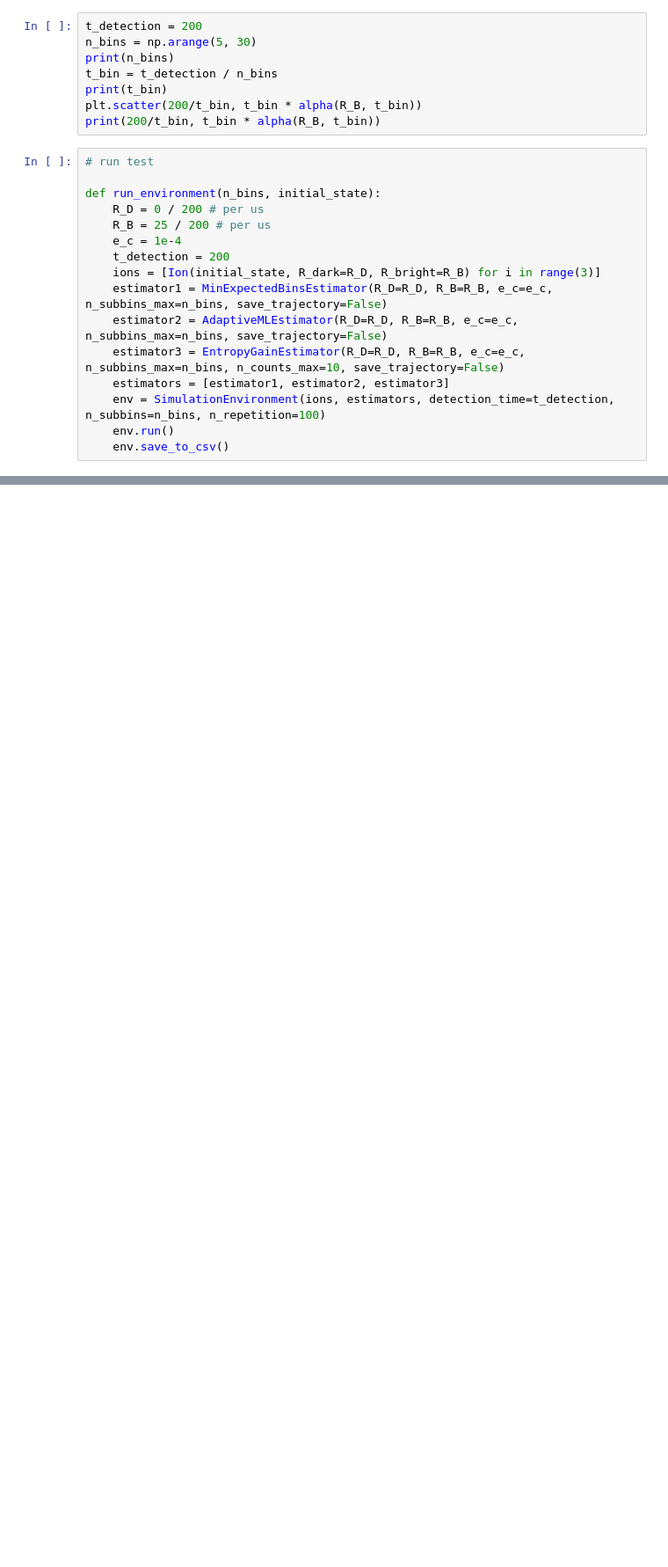
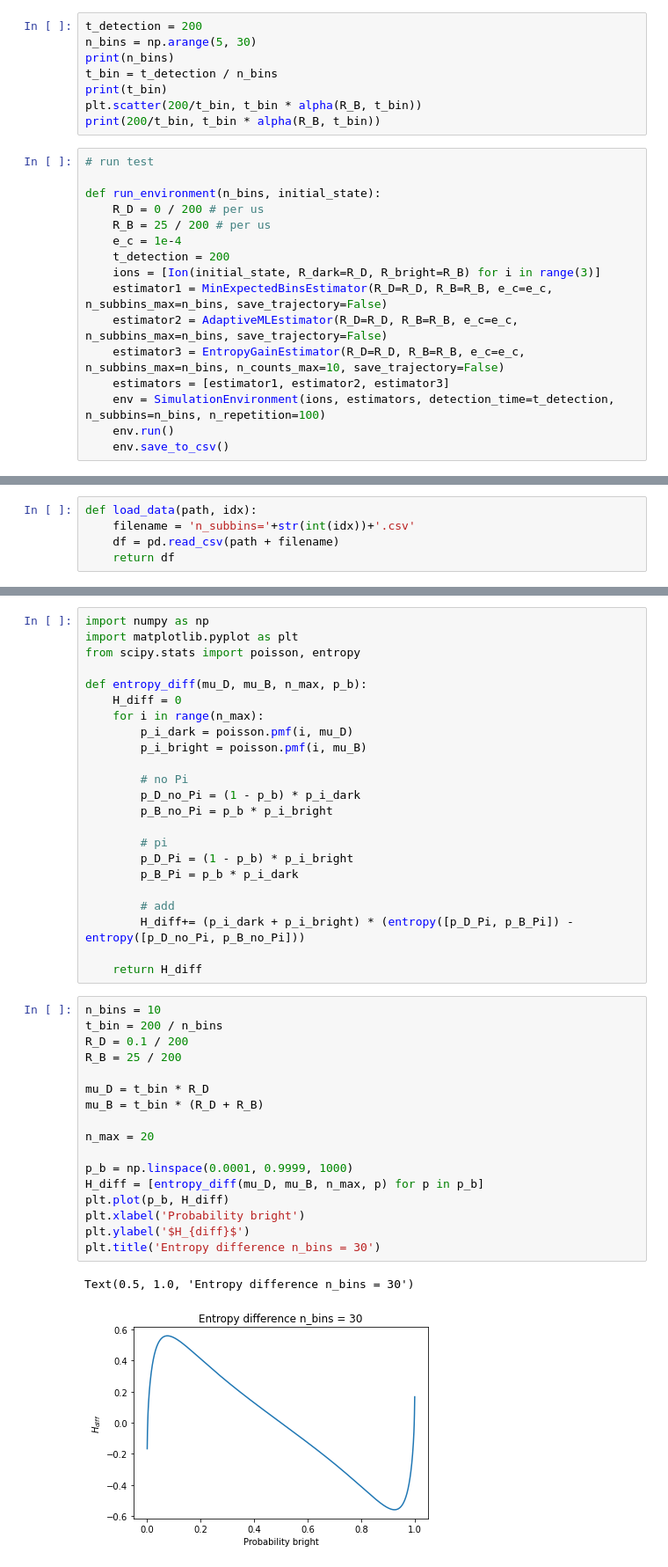
Before and after one commit to marti-m/ion-detect-mcmc, a Jupyter notebook: ion-detection-sim.ipynb, the cells around one changed output, grey strips where cells are left out. Shown at 88% size. Saved outputs shown, nothing was run; the diff lists cells and outputs as text; blank space fills up the shorter version.

```diff
--- a/ion-detection-sim.ipynb
+++ b/ion-detection-sim.ipynb
@@ -77,0 +89,5 @@ run_environment(10, 1)
+# %%
+def load_data(path, idx):
+    filename = 'n_subbins='+str(int(idx))+'.csv'
+    df = pd.read_csv(path + filename)
+    return df
@@ -77,0 +306,43 @@ run_environment(10, 1)
+# %%
+import numpy as np
+import matplotlib.pyplot as plt
+from scipy.stats import poisson, entropy
+
+def entropy_diff(mu_D, mu_B, n_max, p_b):
+    H_diff = 0
+    for i in range(n_max):
+        p_i_dark = poisson.pmf(i, mu_D)
+        p_i_bright = poisson.pmf(i, mu_B)
+
+        # no Pi
+        p_D_no_Pi = (1 - p_b) * p_i_dark
+        p_B_no_Pi = p_b * p_i_bright
+
+        # pi
+        p_D_Pi = (1 - p_b) * p_i_bright
+        p_B_Pi = p_b * p_i_dark
+
+        # add
+        H_diff+= (p_i_dark + p_i_bright) * (entropy([p_D_Pi, p_B_Pi]) - entropy([p_D_no_Pi, p_B_no_Pi]))
+
+    return H_diff
+# %%
+n_bins = 10
+t_bin = 200 / n_bins
+R_D = 0.1 / 200
+R_B = 25 / 200
+
+mu_D = t_bin * R_D
+mu_B = t_bin * (R_D + R_B)
+
+n_max = 20
+
+p_b = np.linspace(0.0001, 0.9999, 1000)
+H_diff = [entropy_diff(mu_D, mu_B, n_max, p) for p in p_b]
+plt.plot(p_b, H_diff)
+plt.xlabel('Probability bright')
+plt.ylabel('$H_{diff}$')
+plt.title('Entropy difference n_bins = 30')
+# %% [output]
+Text(0.5, 1.0, 'Entropy difference n_bins = 30')
+[figure, added]
```
Also changed, not shown: parts of 11 cells of this notebook, 4 other files.
